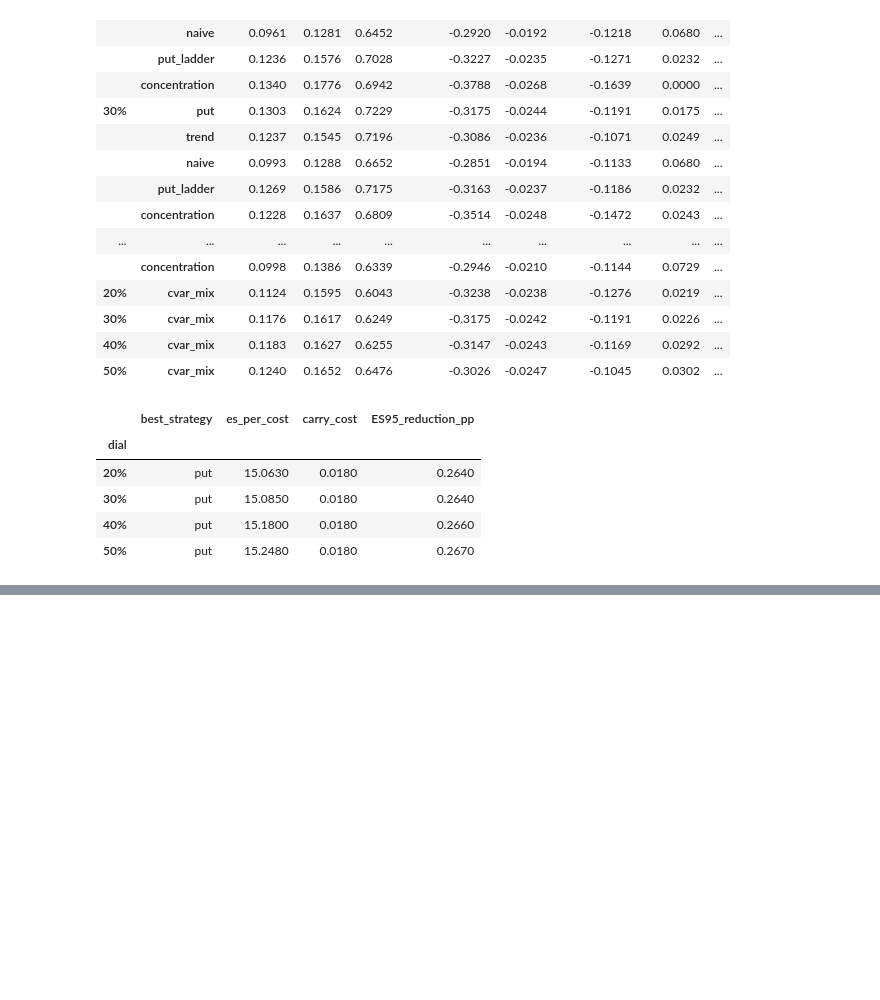
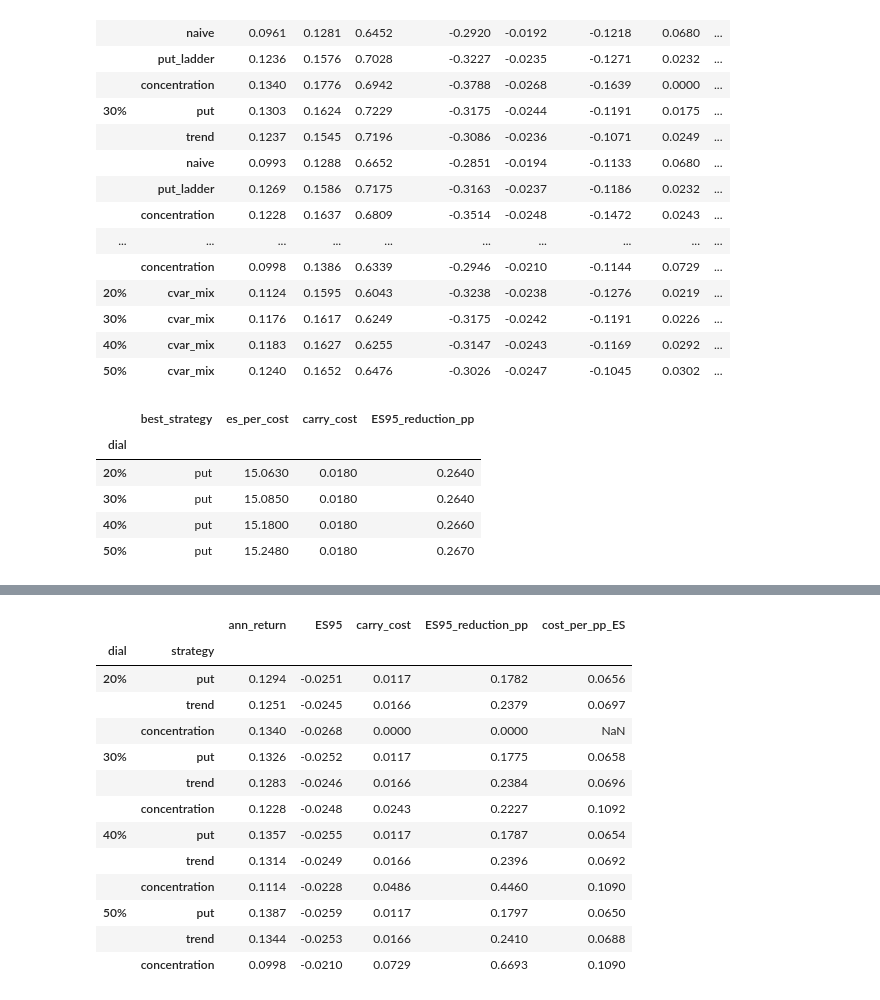
Before and after one commit to KavinDhanasekaran7/AI-Concentration-Hedging, a Jupyter notebook: notebooks/ai_concentration_tail_hedging.ipynb, the cells around one changed output, grey strips where cells are left out. Drawn from its saved outputs; the diff is of its cells as text; code cells hidden in the pictures; blank space fills up the shorter version.

```diff
--- a/notebooks/ai_concentration_tail_hedging.ipynb
+++ b/notebooks/ai_concentration_tail_hedging.ipynb
@@ -461,0 +490,31 @@ policy.round(3)
+# %%
+alt_notional = 0.20
+put_overlay_20 = opt.put_overlay_returns(index_prices["SPY"], vix["^VIX"], rf_daily, put_m, alt_notional)
+trend_overlay_20 = hg.trend_overlay(index_prices["SPY"], index_returns["SPY"], rf_daily, hedge_notional=alt_notional)
+
+alt_strategies = {}
+for w_top, bt in built["dials"].items():
+    label = f"{w_top:.0%}"
+    conc_20 = hg.concentration_overlay(w_top, sleeve_returns, index_returns["QQQ"], rf_daily)
+    alt_strategies[(label, "put")] = hedged(bt["returns"], put_overlay_20)
+    alt_strategies[(label, "trend")] = hedged(bt["returns"], trend_overlay_20)
+    alt_strategies[(label, "concentration")] = hedged(bt["returns"], conc_20)
+
+alt_scorecard = sc.build_scorecard(alt_strategies, unhedged_by_dial, rf_daily)
+alt_scorecard.to_csv(config.TABLES_DIR / "robustness_scorecard_20pct.csv")
+alt_scorecard[["ann_return", "ES95", "carry_cost", "ES95_reduction_pp", "cost_per_pp_ES"]].round(4)
+# %% [output]
+|  |  | ann_return | ES95 | carry_cost | ES95_reduction_pp | cost_per_pp_ES |
+| dial | strategy |  |  |  |  |  |
+| 20% | put | 0.1294 | -0.0251 | 0.0117 | 0.1782 | 0.0656 |
+|  | trend | 0.1251 | -0.0245 | 0.0166 | 0.2379 | 0.0697 |
+|  | concentration | 0.1340 | -0.0268 | 0.0000 | 0.0000 | NaN |
+| 30% | put | 0.1326 | -0.0252 | 0.0117 | 0.1775 | 0.0658 |
+|  | trend | 0.1283 | -0.0246 | 0.0166 | 0.2384 | 0.0696 |
+|  | concentration | 0.1228 | -0.0248 | 0.0243 | 0.2227 | 0.1092 |
+| 40% | put | 0.1357 | -0.0255 | 0.0117 | 0.1787 | 0.0654 |
+|  | trend | 0.1314 | -0.0249 | 0.0166 | 0.2396 | 0.0692 |
+|  | concentration | 0.1114 | -0.0228 | 0.0486 | 0.4460 | 0.1090 |
+| 50% | put | 0.1387 | -0.0259 | 0.0117 | 0.1797 | 0.0650 |
+|  | trend | 0.1344 | -0.0253 | 0.0166 | 0.2410 | 0.0688 |
+|  | concentration | 0.0998 | -0.0210 | 0.0729 | 0.6693 | 0.1090 |
```
Also changed, not shown: parts of 3 cells of this notebook, 5 other files.
